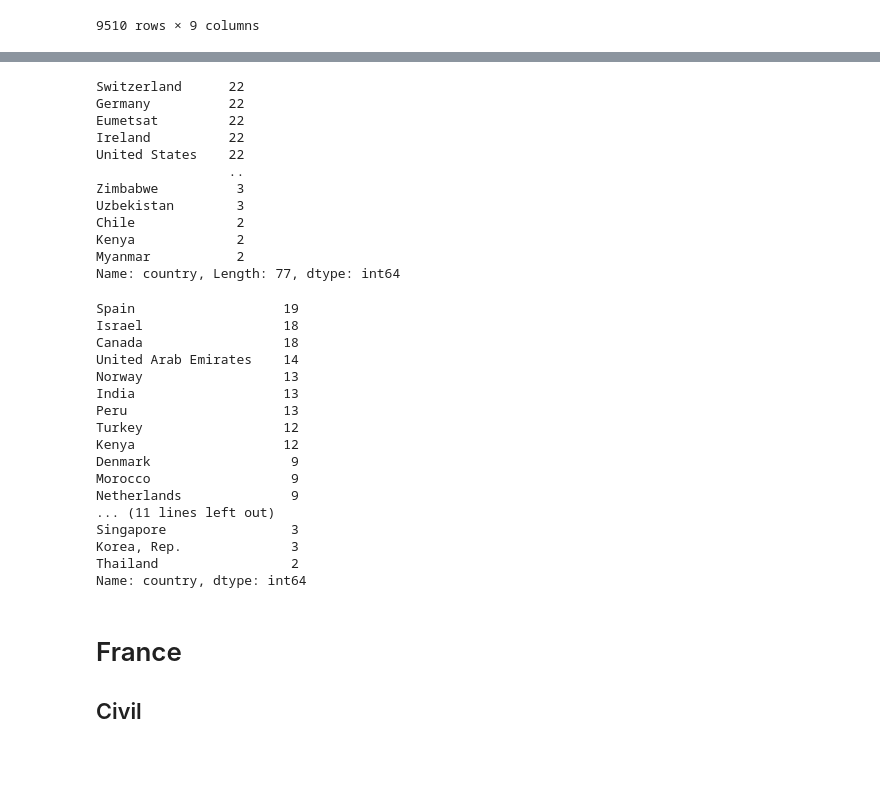
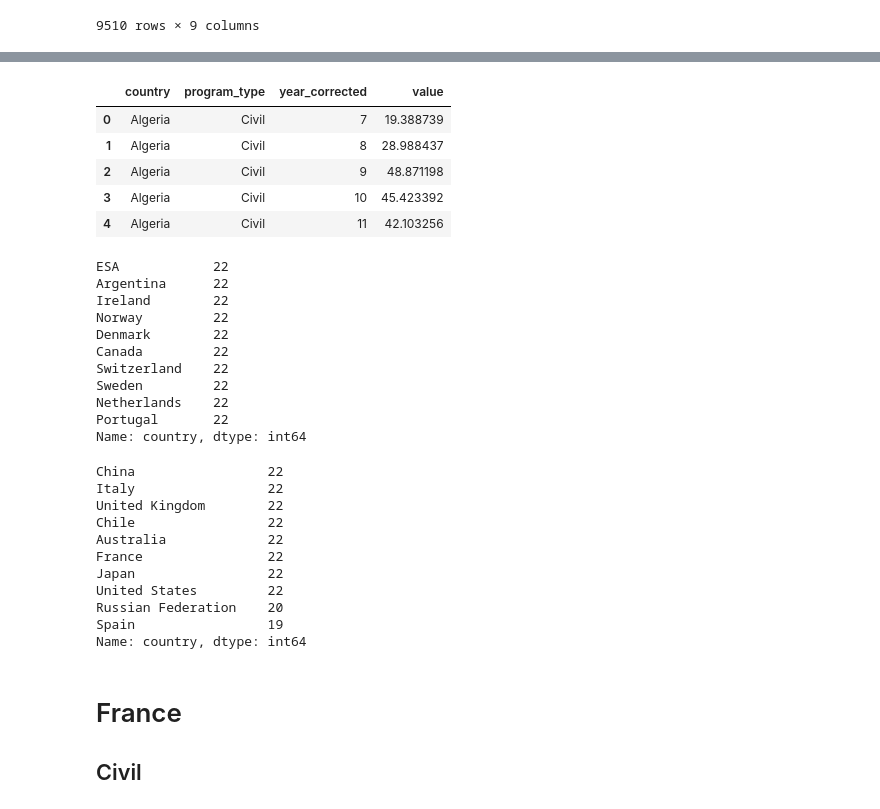
Before and after one commit to mattcoget/Final-Project, a Jupyter notebook: Modelling.ipynb, the cells around one changed output, grey strips where cells are left out. Cells and saved outputs as stored; diff of their text form; code cells hidden in the pictures; blank space fills up the shorter version.

```diff
--- a/Modelling.ipynb
+++ b/Modelling.ipynb
@@ -365,39 +73,41 @@ budget.head()
 budget.drop(['application', 'year', 'region', 'country_code', 'program_name'], axis=1, inplace=True)
 # %%
+# Group all the different applications by year (but differenciate civil and defence)
 budget_grouped=budget.groupby(['country','program_type','year_corrected']).sum().reset_index()
+budget_grouped.head()
+# %% [output]
+|  | country | program_type | year_corrected | value |
+| 0 | Algeria | Civil | 7 | 19.388739 |
+| 1 | Algeria | Civil | 8 | 28.988437 |
+| 2 | Algeria | Civil | 9 | 48.871198 |
+| 3 | Algeria | Civil | 10 | 45.423392 |
+| 4 | Algeria | Civil | 11 | 42.103256 |
 # %%
-budget_grouped.query('program_type=="Civil"').country.value_counts()[1-0:]
+budget_grouped.query('program_type=="Civil"').country.value_counts()[:10]
 # %% [output]
-Switzerland      22
-Germany          22
-Eumetsat         22
-Ireland          22
-United States    22
-                 ..
-Zimbabwe          3
-Uzbekistan        3
-Chile             2
-Kenya             2
-Myanmar           2
-Name: country, Length: 77, dtype: int64
+ESA            22
+Argentina      22
+Ireland        22
+Norway         22
+Denmark        22
+Canada         22
+Switzerland    22
+Sweden         22
+Netherlands    22
+Portugal       22
+Name: country, dtype: int64
 # %%
-budget_grouped.query('program_type=="Defence"').country.value_counts()[10:]
+budget_grouped.query('program_type=="Defence"').country.value_counts()[:10]
 # %% [output]
-Spain                   19
-Israel                  18
-Canada                  18
-United Arab Emirates    14
-Norway                  13
-India                   13
-Peru                    13
-Turkey                  12
-Kenya                   12
-Denmark                  9
-Morocco                  9
-Netherlands              9
-... (11 lines left out)
-Singapore                3
-Korea, Rep.              3
-Thailand                 2
+China                 22
+Italy                 22
+United Kingdom        22
+Chile                 22
+Australia             22
+France                22
+Japan                 22
+United States         22
+Russian Federation    20
+Spain                 19
 Name: country, dtype: int64
 # %%
```
Also changed, not shown: parts of 41 cells of this notebook.
